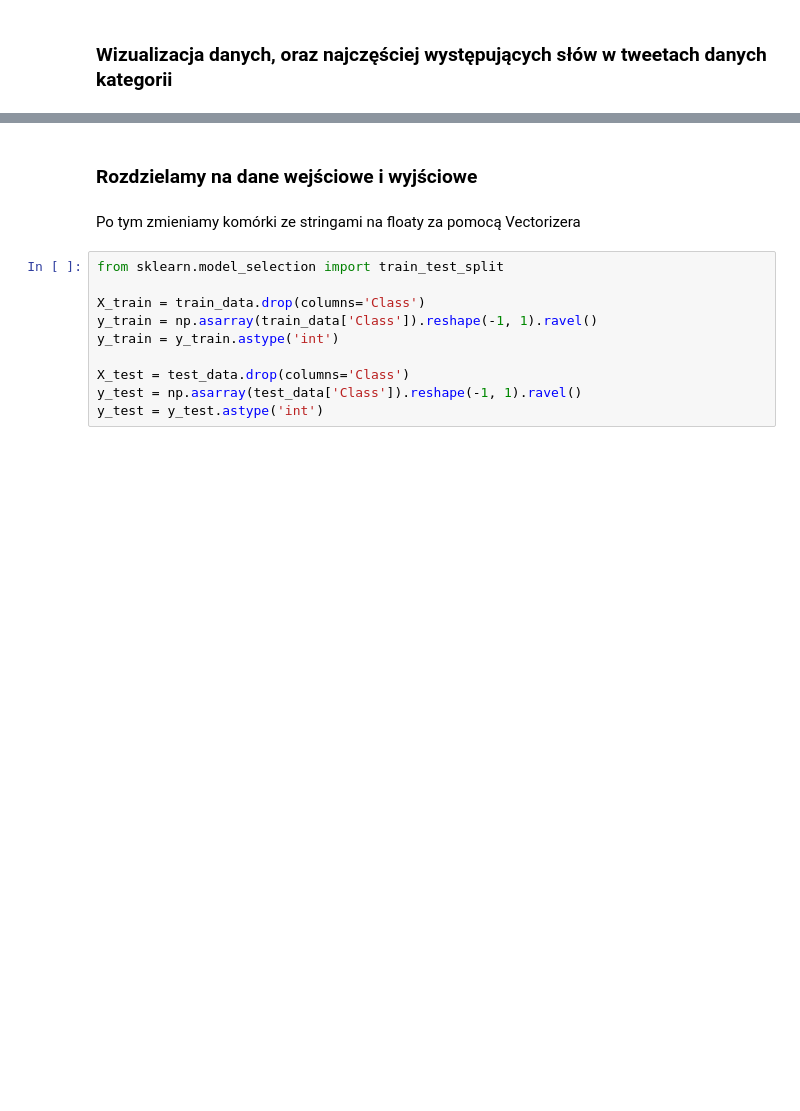
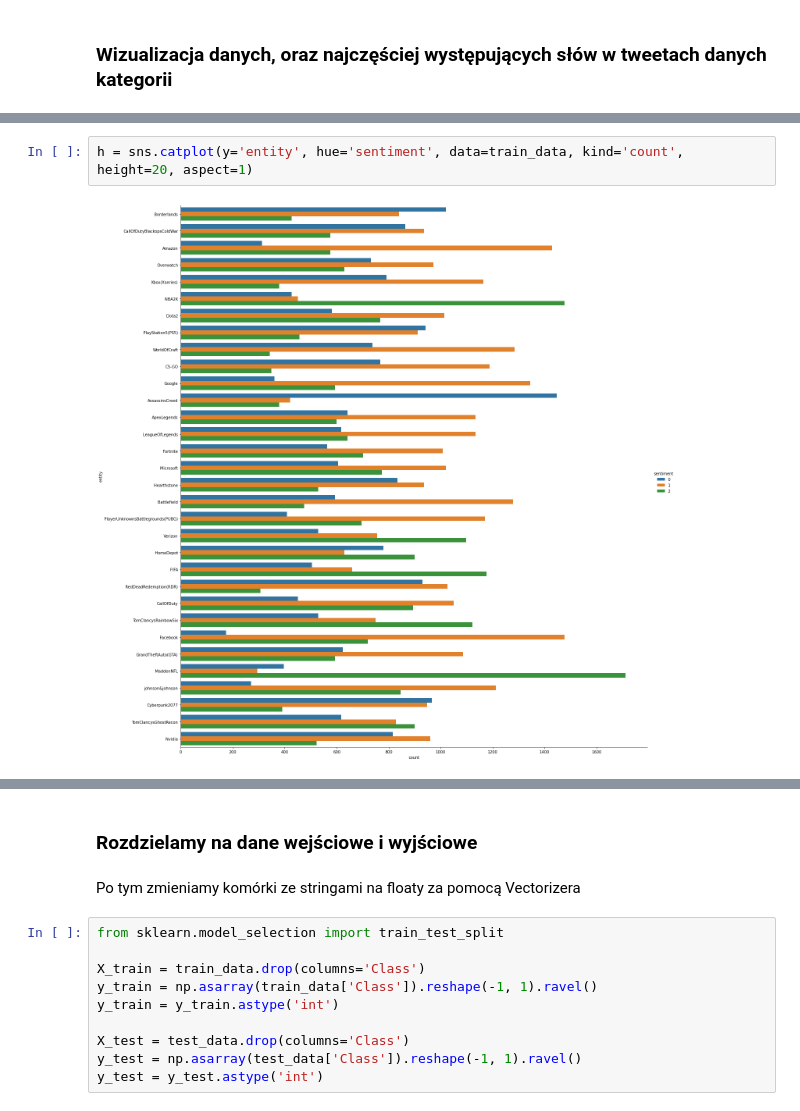
Before and after one commit to K4cp3rski/ML_FUW, a Jupyter notebook: Cybiński_02_zadanie_domowe.ipynb, the cells around one changed output, grey strips where cells are left out. Cells and saved outputs as stored; diff of their text form; blank space fills up the shorter version.

```diff
--- a/Cybiński_02_zadanie_domowe.ipynb
+++ b/Cybiński_02_zadanie_domowe.ipynb
@@ -183 +186,5 @@ test_data = test_data.dropna(axis='rows', how='all', thresh=int(test_data.shape[
+# %%
+h = sns.catplot(y='entity', hue='sentiment', data=train_data, kind='count', height=20, aspect=1)
+# %% [output]
+[figure, added]
 # %%
```
Also changed, not shown: parts of 42 cells of this notebook, 3 other files.
